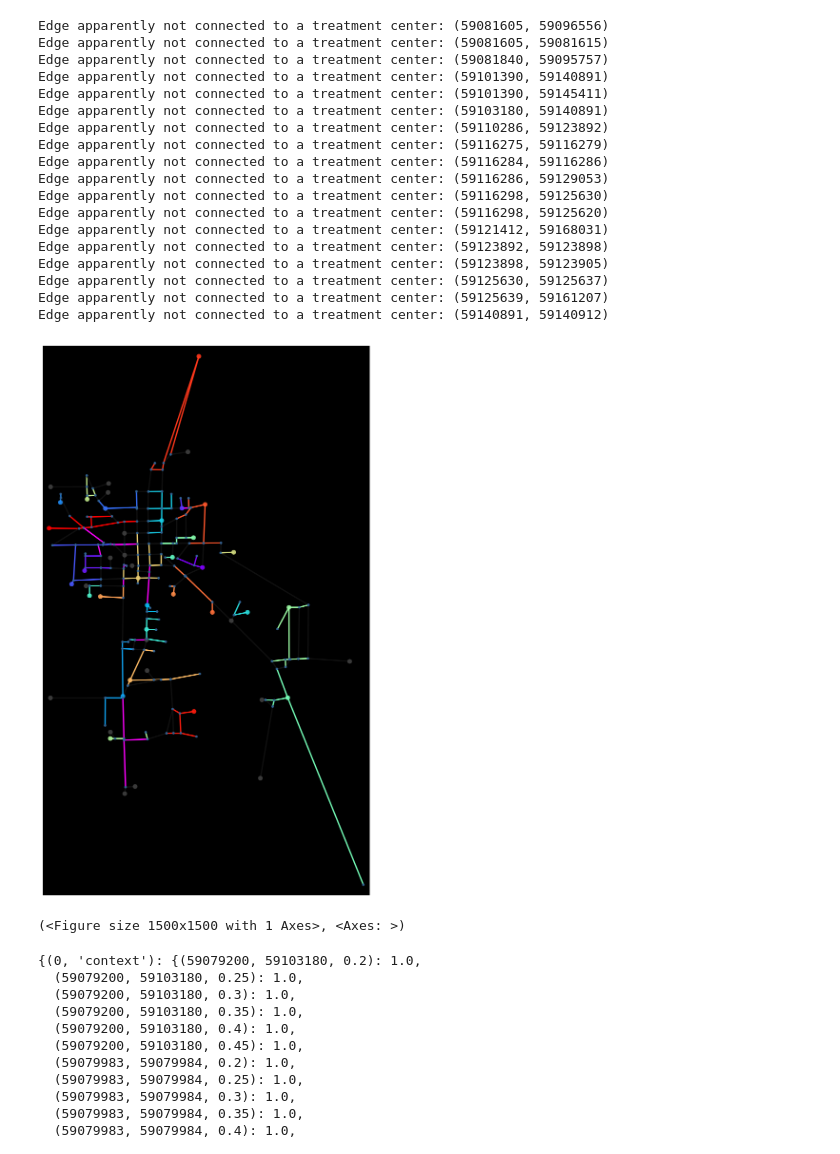
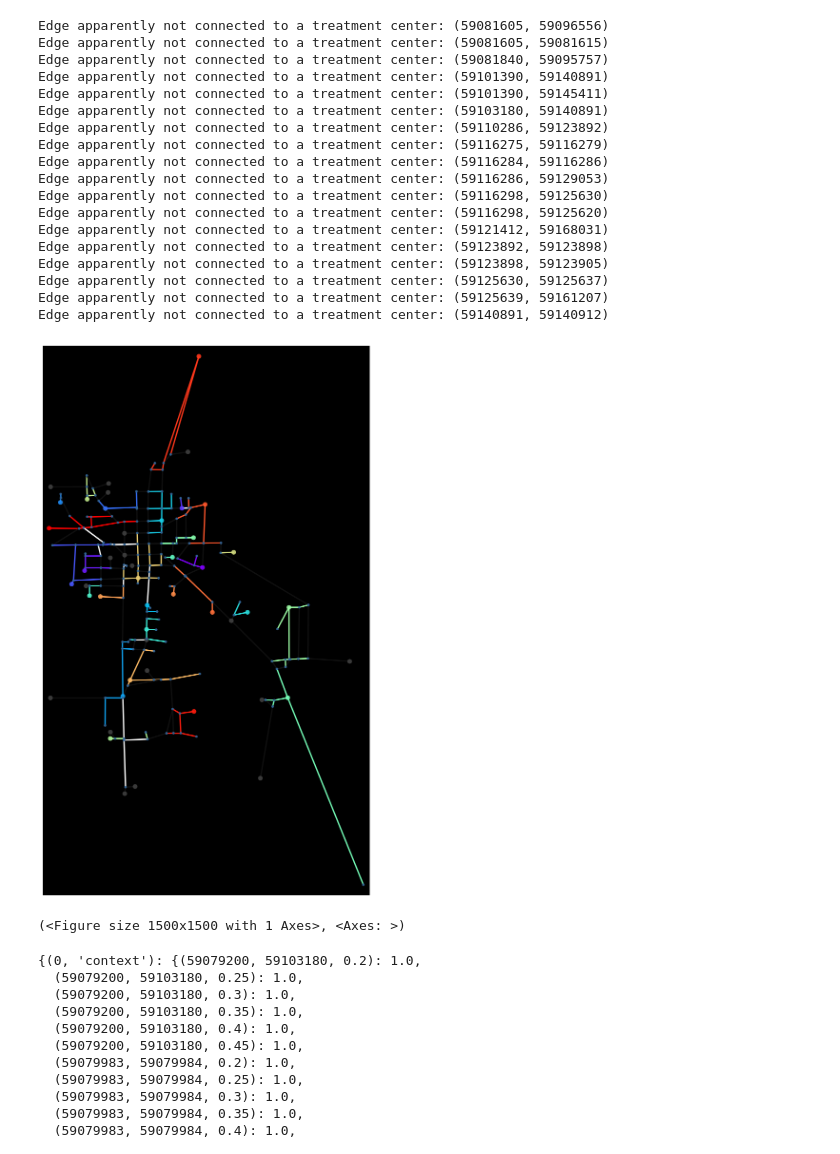
Before and after one commit to matt-banschbach/CMOR492-DWS, a Jupyter notebook: visualization/visual_sandbox.ipynb, the cells around one changed output. Cells and saved outputs as stored; diff of their text form; code cells hidden in the pictures.

Commit message:
Visualization works again, two-stage model file in solutions\two_stage_stoch

```diff
--- a/visualization/visual_sandbox.ipynb
+++ b/visualization/visual_sandbox.ipynb
@@ -14,6 +14,7 @@ sys.path.append("D:\\Users\\gabri\\Documents\\Distributed Water System Modeling
 from network_construction.network import get_Utown, source_treatment
 # %%
-(G, source_nodes, treatment_nodes) = vis.source_treatment_graph()
+G0 = ox.load_graphml("road_net_2.graphml")
+(G, source_nodes, treatment_nodes) = vis.source_treatment_graph(G0)
 # %%
 (x,y,z,a,el,r,Q,p,d,c) = vis.load_decision_variables(folder="..\\optimization_models\\solutions\\two_stage_stoch",
                                                      suffix="all")
@@ -56,26 +67,26 @@ yt[case]
 # %%
 vis.plot_pipe_network(G, treatment_nodes, source_nodes, yt[case], zt[case], x=xt[case],
-                      color_treatment_nodes=True, draw_pipe_widths=True, a=a[case])
+                      color_treatment_nodes=True)#, draw_pipe_widths=True, a=at[case])
 # %% [output]
 Edge apparently not connected to a treatment center: (59081605, 59096556)
 Edge apparently not connected to a treatment center: (59081605, 59081615)
 Edge apparently not connected to a treatment center: (59081840, 59095757)
 Edge apparently not connected to a treatment center: (59101390, 59140891)
 Edge apparently not connected to a treatment center: (59101390, 59145411)
 Edge apparently not connected to a treatment center: (59103180, 59140891)
 Edge apparently not connected to a treatment center: (59110286, 59123892)
 Edge apparently not connected to a treatment center: (59116275, 59116279)
 Edge apparently not connected to a treatment center: (59116284, 59116286)
 Edge apparently not connected to a treatment center: (59116286, 59129053)
 Edge apparently not connected to a treatment center: (59116298, 59125630)
 Edge apparently not connected to a treatment center: (59116298, 59125620)
 Edge apparently not connected to a treatment center: (59121412, 59168031)
 Edge apparently not connected to a treatment center: (59123892, 59123898)
 Edge apparently not connected to a treatment center: (59123898, 59123905)
 Edge apparently not connected to a treatment center: (59125630, 59125637)
 Edge apparently not connected to a treatment center: (59125639, 59161207)
 Edge apparently not connected to a treatment center: (59140891, 59140912)
-[figure, old version]
+[figure, new version]
 (<Figure size 1500x1500 with 1 Axes>, <Axes: >)
 # %%
 vis.plot_pipe_network()
```
Also changed, not shown: parts of 4 cells of this notebook, 5 other files.
